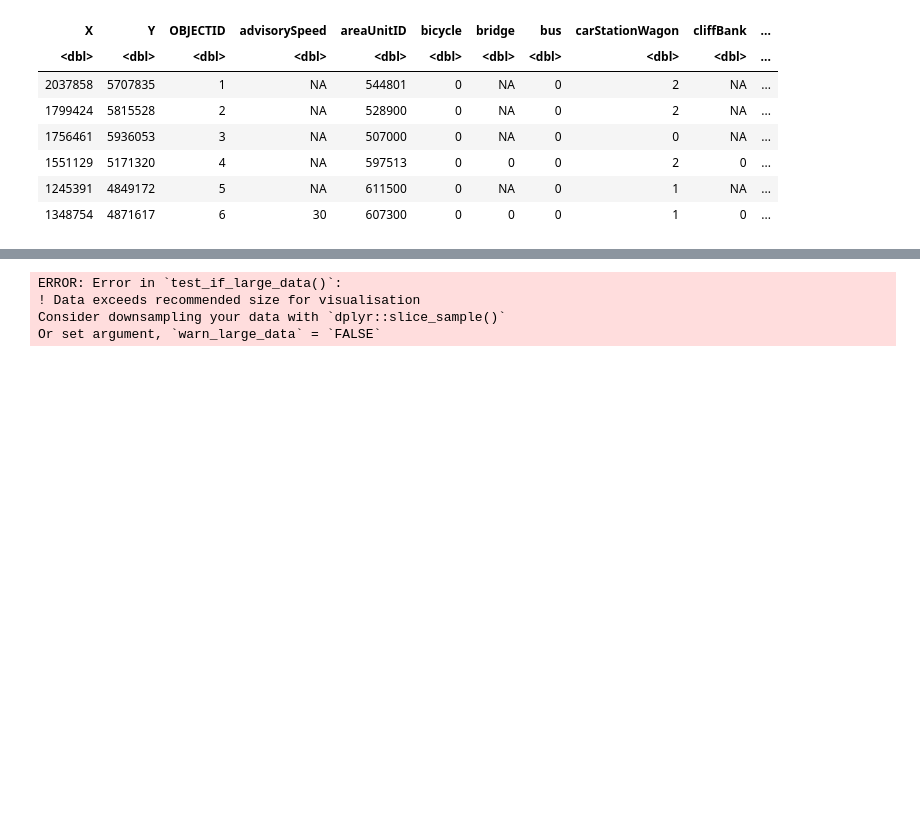
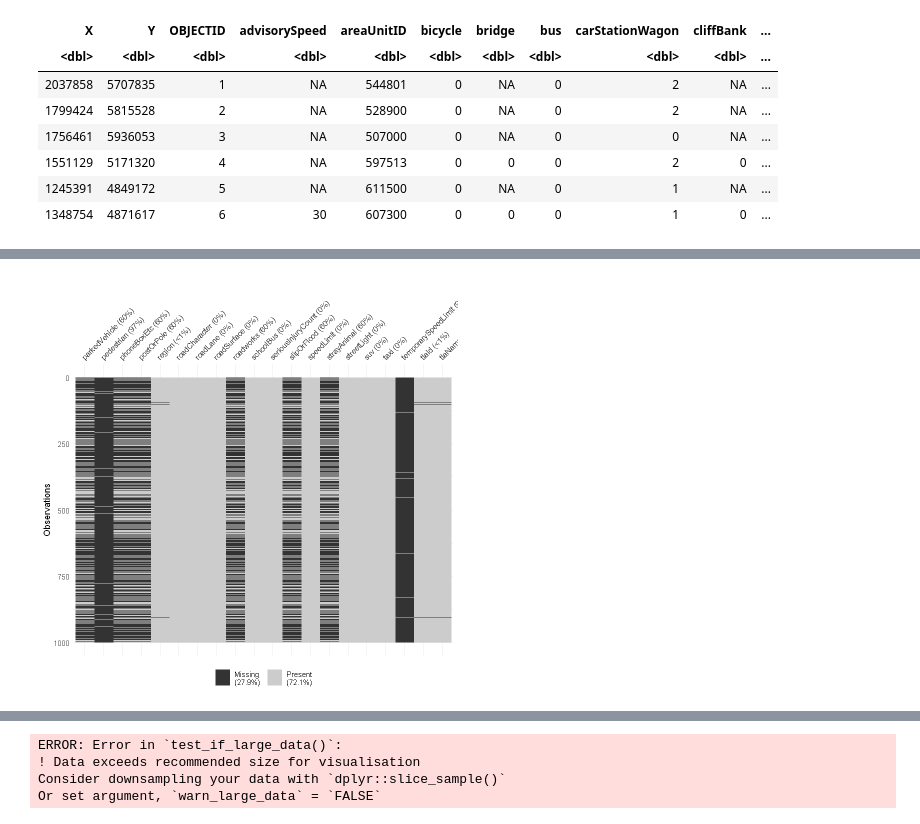
Before and after one commit to Jake1441/data422_group_proj, a Jupyter notebook: group assignment.ipynb, the cells around one changed output, grey strips where cells are left out. Saved outputs shown, nothing was run; the diff lists cells and outputs as text; code cells hidden in the pictures; blank space fills up the shorter version.

```diff
--- a/group assignment.ipynb
+++ b/group assignment.ipynb
@@ -53,0 +88,8 @@ library(visdat)#load visdat
+# %%
+selected_rows <- 1:1000
+selected_cols <- 40:59
+selected_data <- cas[selected_rows, selected_cols]
+selected_data %>%
+  vis_miss()
+# %% [output]
+[figure, added]
```
Also changed, not shown: parts of 12 cells of this notebook.
